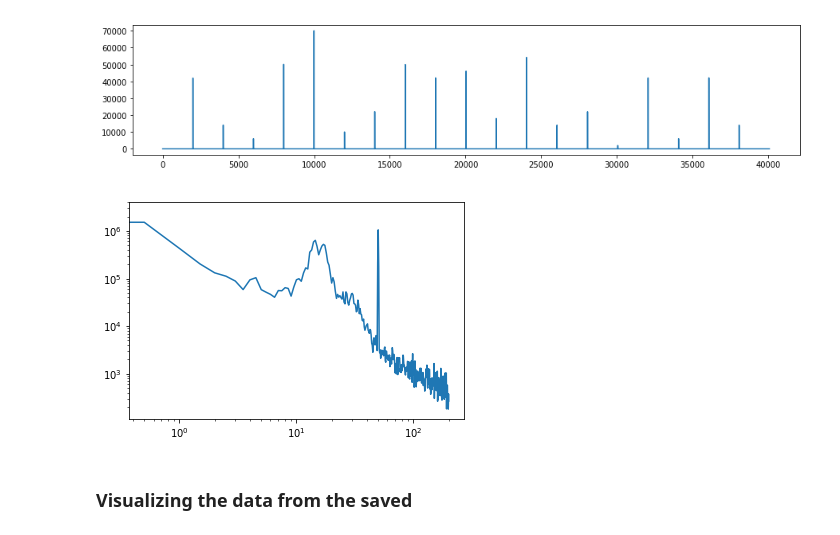
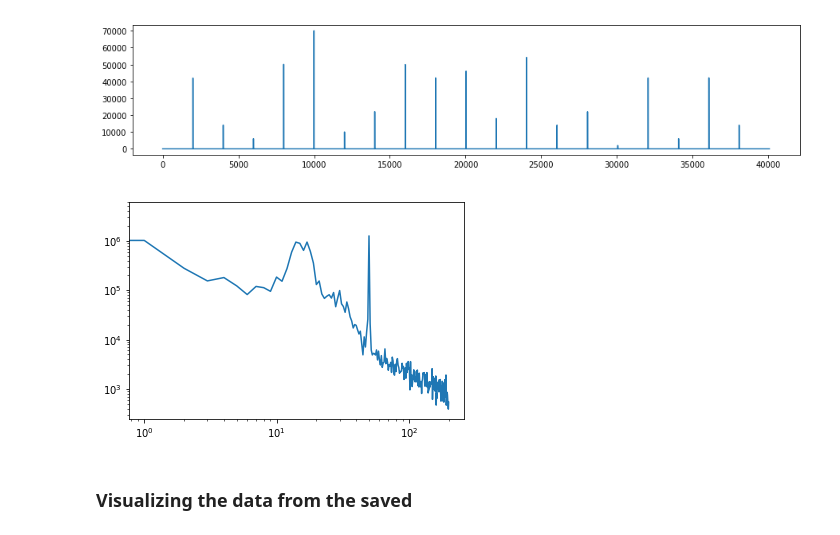
Before and after one commit to voytekresearch/SpectralCA, a Jupyter notebook: notebooks_analysis/visual_grating_ecog.ipynb, the cells around one changed output. Drawn from its saved outputs; the diff is of its cells as text; code cells hidden in the pictures.

Commit message:
added visial grating figures

```diff
--- a/notebooks_analysis/visual_grating_ecog.ipynb
+++ b/notebooks_analysis/visual_grating_ecog.ipynb
@@ -55,7 +55,7 @@ plt.plot(np.diff(np.array(stims_ecode[4]['EventIndex'])))
 [figure]
 # %%
 # because the length is different, making sure each window is 2000
-def make_lfpca(data, stim_ecode, fs, a=0, b=2, n_fft=2000, f_lim=200):
+def make_lfpca(data, stim_ecode, fs, trial_start=0, trial_end=2, n_fft=2000, f_lim=200):
 
     n_chans = data.shape[0]
 
@@ -89,7 +89,7 @@ def make_lfpca(data, stim_ecode, fs, a=0, b=2, n_fft=2000, f_lim=200):
         win = sp.signal.windows.hamming(len(inds)) # applies a hamming window
 
         data_trial = data[:,inds]*win[np.newaxis, :]
-        data_trial = data_trial[:, int(a*fs):int(b*fs)]
+        data_trial = data_trial[:, int(trial_start*fs):int(trial_end*fs)]
         ft = np.fft.fft(data_trial, n=n_fft, axis=1, norm='ortho')[:,:len(f_axis)]
         psd = np.abs(ft)**2.
         vg_ft[:,:,idx] = ft
@@ -98,18 +98,18 @@ def make_lfpca(data, stim_ecode, fs, a=0, b=2, n_fft=2000, f_lim=200):
     return f_axis, vg_psd, vg_ft
 # %%
 fs = 1000.
-f_axis, vg_psd, vg_ft = make_lfpca(data, stims_ecode[1], fs)
+f_axis, vg_psd, vg_ft = make_lfpca(data, stims_ecode[1], fs, trial_start=0.5, trial_end=1.5, n_fft=1000)
 plt.loglog(f_axis, vg_psd[0,:,:].mean(axis=1))
 
 analysis_param = {'nperseg': 0,
                   'noverlap': 0,
                   'spg_outlierpct': 1.,
                   'max_freq': 200}
 
 vg_lfpca = lfpca.LFPCA(analysis_param)
 vg_lfpca.populate_fourier_data(np.float64(vg_psd), fs, np.float64(f_axis))
 # %% [output]
-[figure, old version]
+[figure, new version]
 # %%
 # structure for populating the fourier data [chan x frequency x time]
 # go by the conditions
```
Also changed, not shown: parts of 6 cells of this notebook.
